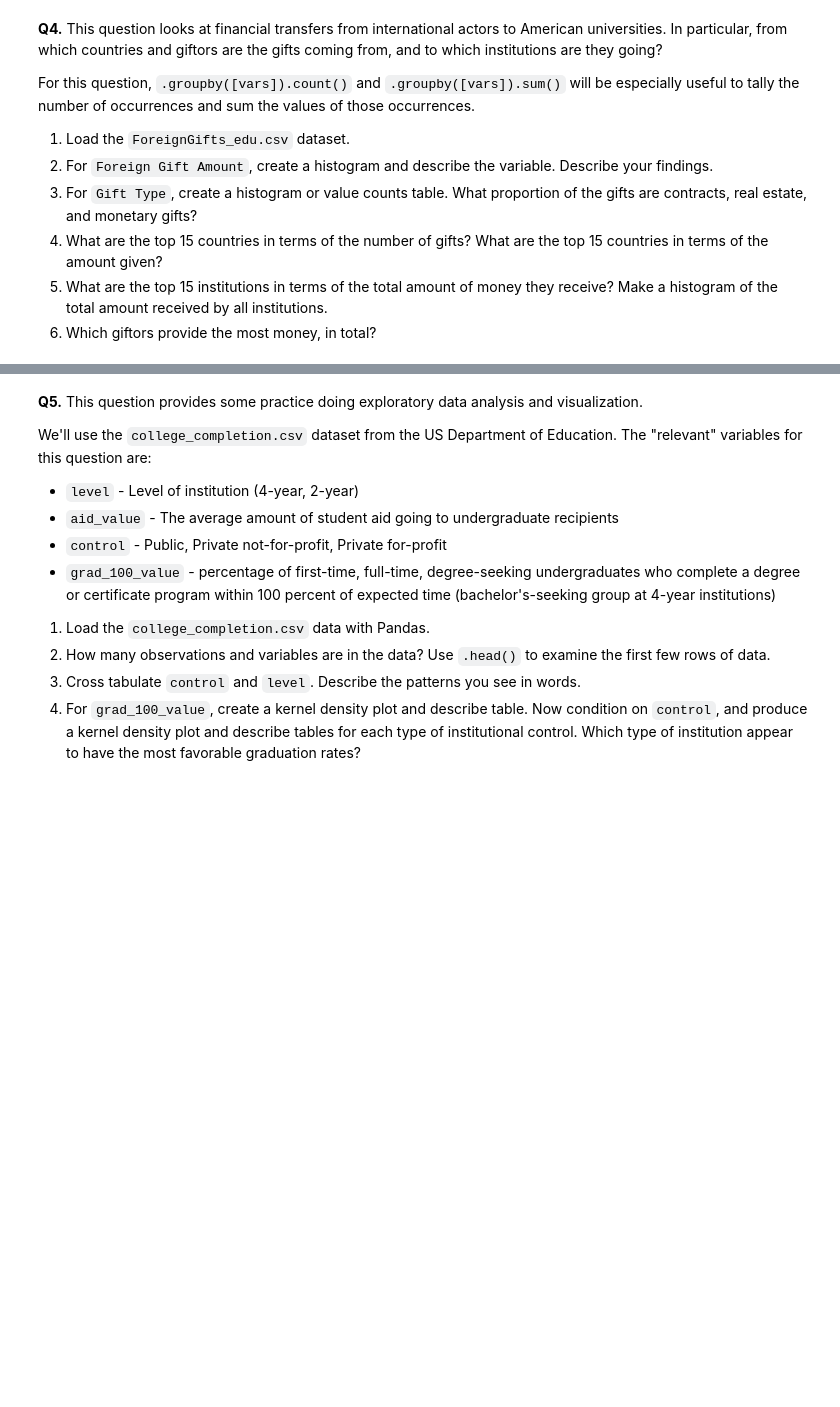
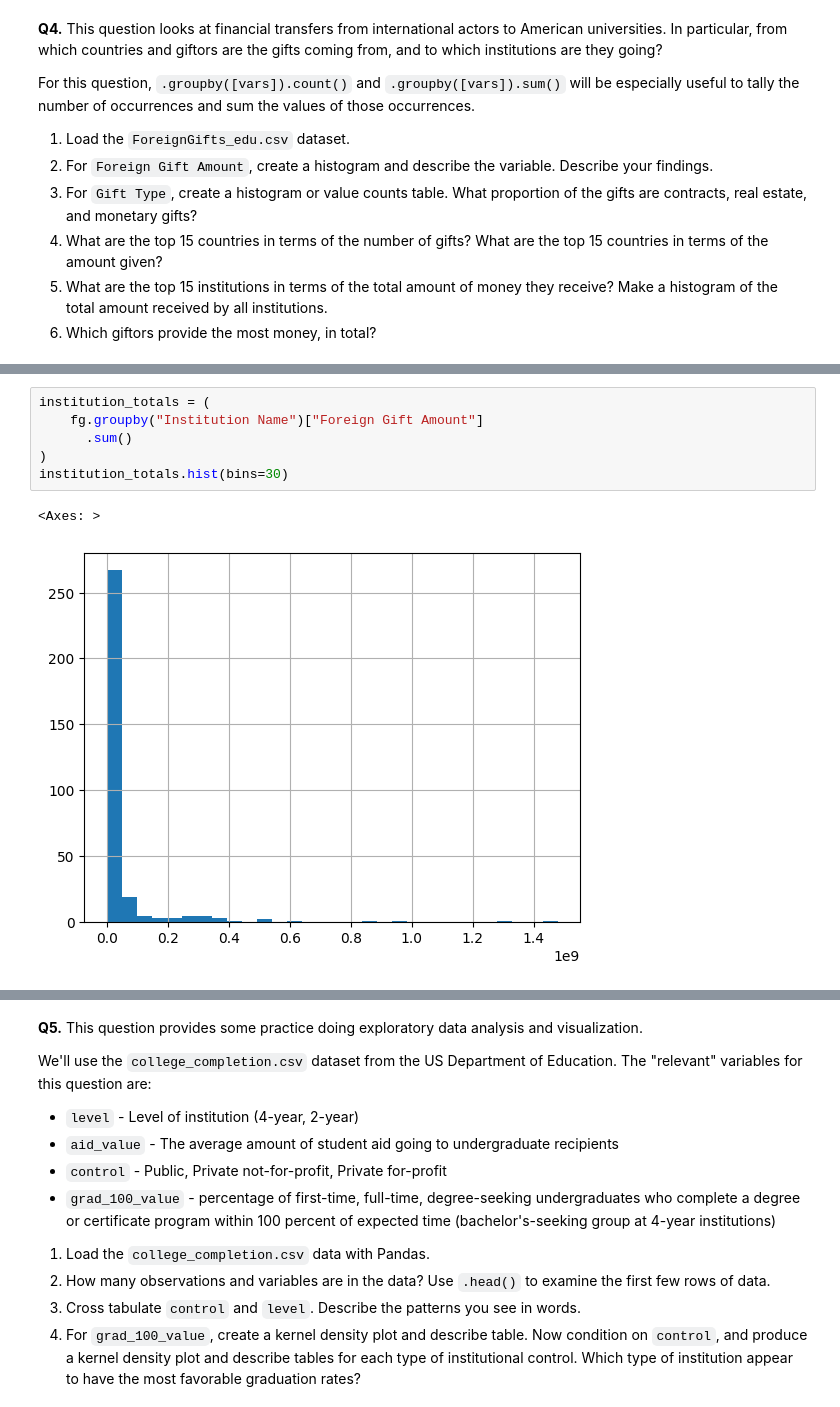
Before and after one commit to anishjagota/undergrad_ml_assignments, a Jupyter notebook: 01_assignment_wrangling_and_eda.ipynb, the cells around one changed output, grey strips where cells are left out. Saved outputs shown, nothing was run; the diff lists cells and outputs as text; blank space fills up the shorter version.

```diff
--- a/01_assignment_wrangling_and_eda.ipynb
+++ b/01_assignment_wrangling_and_eda.ipynb
@@ -458,0 +535,9 @@ fg["Foreign Gift Amount"].hist(bins=30)
+# %%
+institution_totals = (
+    fg.groupby("Institution Name")["Foreign Gift Amount"]
+      .sum()
+)
+institution_totals.hist(bins=30)
+# %% [output]
+<Axes: >
+[figure, added]
```
Also changed, not shown: parts of 24 cells of this notebook.
